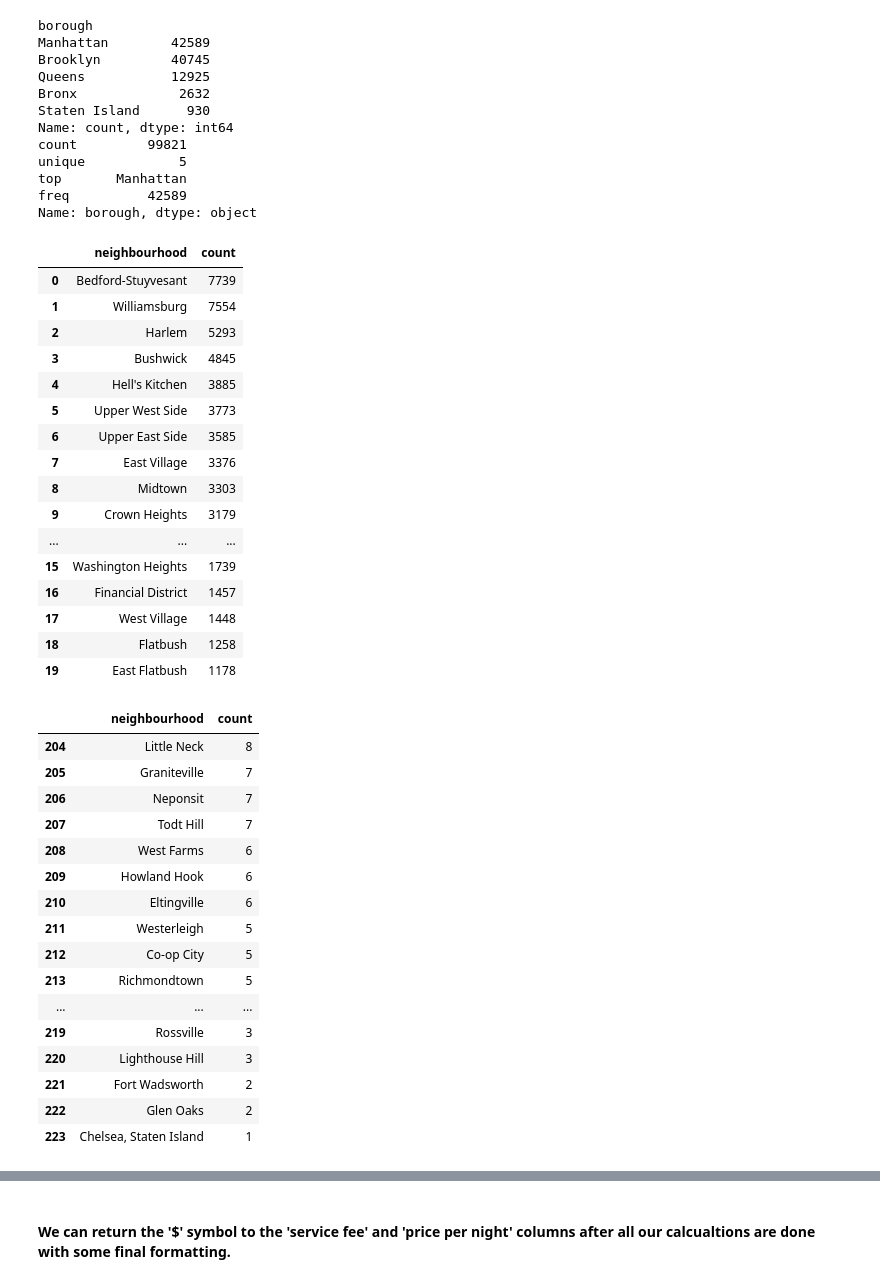
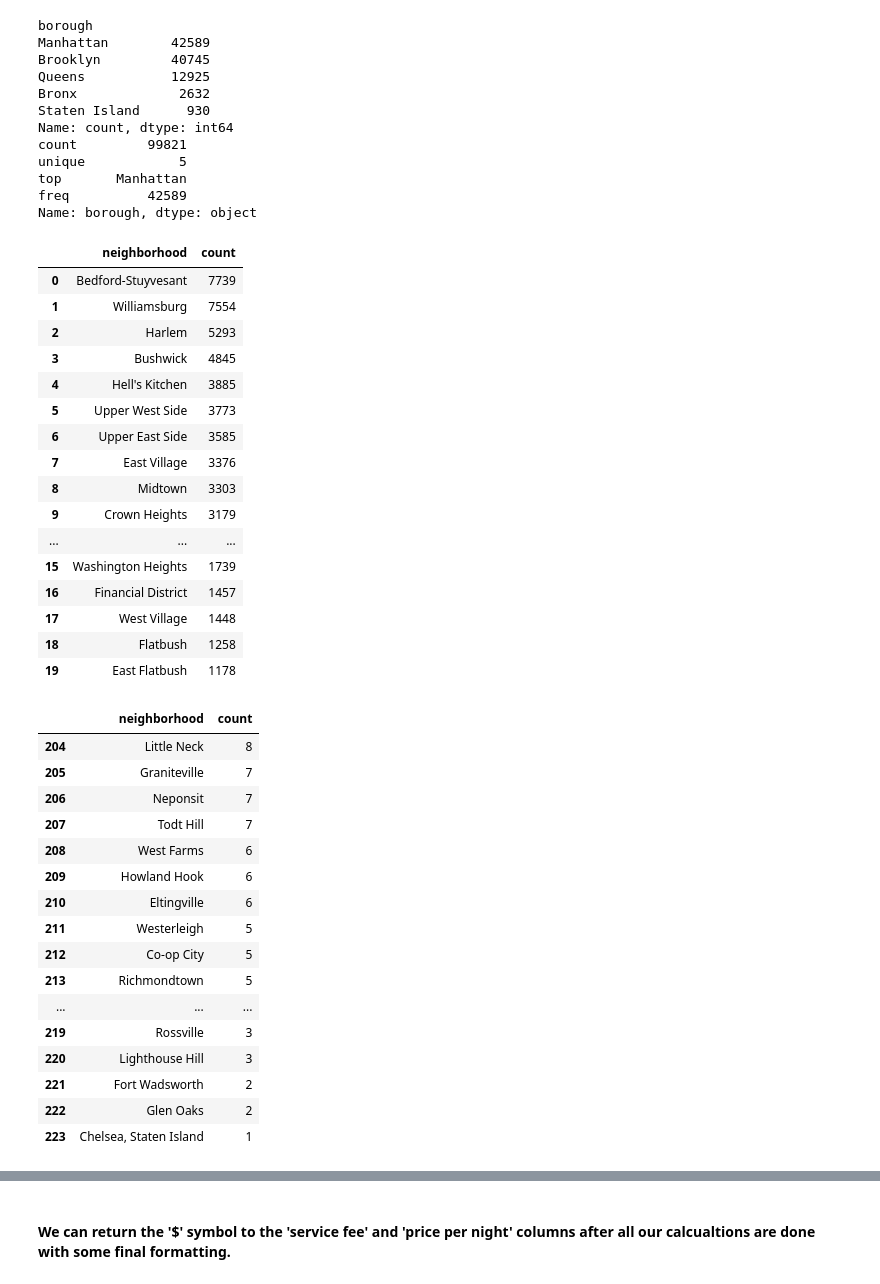
Before and after one commit to nickbartram/team6_project, a Jupyter notebook: main.ipynb, the cells around one changed output, grey strips where cells are left out. Drawn from its saved outputs; the diff is of its cells as text; code cells hidden in the pictures.

```diff
--- a/main.ipynb
+++ b/main.ipynb
@@ -150,7 +151,7 @@ memory usage: 12.2+ MB
 # %%
 # Rename columns name for clarity
 
-clean_df = clean_df.rename(columns={'neighbourhood group': 'borough', 'lat': 'latitude', 'long': 'longitude',
+clean_df = clean_df.rename(columns={'neighbourhood group': 'borough', 'neighbourhood': 'neighborhood', 'lat': 'latitude', 'long': 'longitude',
                                     'price': 'price per night', 'cancellation_policy': 'cancellation policy',
                                     'Construction year': 'construction year', 'availability 365': 'days available per year'})
 clean_df.head()
@@ -198,12 +199,12 @@ top       Manhattan
 freq          42589
 Name: borough, dtype: object
 # %%
-# Look for issues in 'neighbourhood' column
-neighbourhood_counts = clean_df['neighbourhood'].value_counts().reset_index()
-neighbourhood_counts.columns = ['neighbourhood', 'count']
-neighbourhood_counts.head(20)
+# Look for issues in 'neighborhood' column
+neighborhood_counts = clean_df['neighborhood'].value_counts().reset_index()
+neighborhood_counts.columns = ['neighborhood', 'count']
+neighborhood_counts.head(20)
 # %% [output]
-|  | neighbourhood | count |
+|  | neighborhood | count |
 | 0 | Bedford-Stuyvesant | 7739 |
 | 1 | Williamsburg | 7554 |
 | 2 | Harlem | 5293 |
@@ -222,9 +223,9 @@ neighbourhood_counts.head(20)
 | 19 | East Flatbush | 1178 |
 # %%
 # Check tail for typos
-neighbourhood_counts.tail(20)
+neighborhood_counts.tail(20)
 # %% [output]
-|  | neighbourhood | count |
+|  | neighborhood | count |
 | 204 | Little Neck | 8 |
 | 205 | Graniteville | 7 |
 | 206 | Neponsit | 7 |
```
Also changed, not shown: parts of 18 cells of this notebook, 3 other files.
